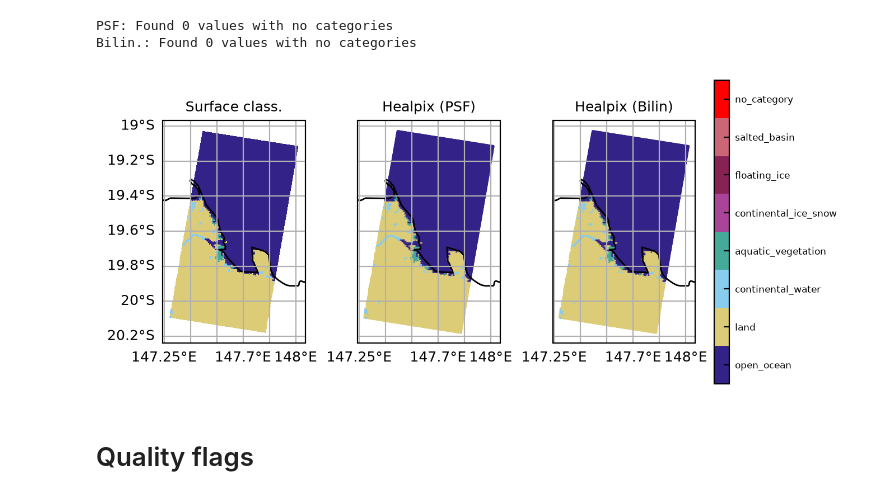
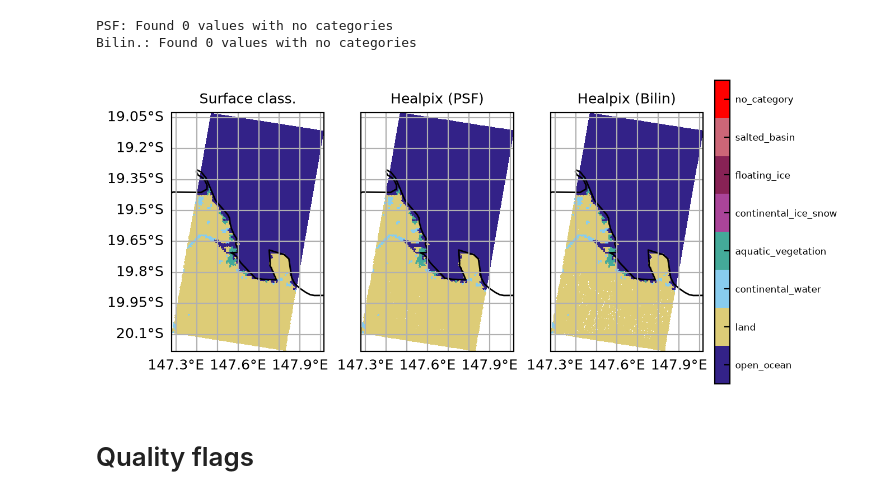
Before and after one commit to Descanonge/SWOT-Healpix, a Jupyter notebook: swot_healpix/resample/flags.ipynb, the cells around one changed output. Cells and saved outputs as stored; diff of their text form; code cells hidden in the pictures.

```diff
--- a/swot_healpix/resample/flags.ipynb
+++ b/swot_healpix/resample/flags.ipynb
@@ -26,4 +25,6 @@ from swot_healpix.data import SWOT, check_target
 # 10: 6.3km
 level = 15
 
+healpix_grid = HealpixGrid(level=level, indexing_scheme="nested", ellipsoid="WGS84")
+
 track = SWOT(cycle=546, track=19, version="PGC0")
@@ -374,12 +364,14 @@ lat = swath.latitude.values.ravel()
 class_flags_1d = class_flags.values.reshape(class_flags.flag.size, -1)
 assert class_flags_1d.shape == (len(class_meanings), lon.size)
 # %%
-resampler = PSFResampler(lon_deg=lon, lat_deg=lat, level=level)
+resampler = PSFResampler(lon_deg=lon, lat_deg=lat, level=level, sigma_m=300)
 
 result = []
 for flag, data in zip(class_meanings, class_flags_1d):
-    print(f"Resampling {flag}")
-    result.append(resampler.resample(data, lam=0.5).cell_data)
+    resampled = resampler.resample(data, lam=0.1)
+    result.append(resampled.cell_data)
+    print(f"Resampled {flag}, {resampled.cg_niters} iterations, "
+          f"residual {resampled.cg_residual_norms[-1]}")
 
 class_flags_hp_psf = xr.DataArray(
     np.array(result),
@@ -434,49 +426,52 @@ fig, axes = plt.subplots(
 im_cls = classification.plot.pcolormesh(
     x="longitude",
     y="latitude",
     ax=axes[0],
     cmap=class_cmap_inv,
     vmin=0,
     vmax=8,
     add_colorbar=False,
 )
 axes[0].set_title("Surface class.")
 
 # Healpix PSF
-vertices = np.stack(
-    healpix_geo.nested.vertices(class_hp_psf.cell_ids, depth=level, ellipsoid="WGS84"),
-    axis=-1,
+healpix_pcolormesh(
+    class_hp_psf.cell_ids,
+    class_hp_psf.astype("f"),
+    healpix_grid=healpix_grid,
+    level_tile=7,
+    vmin=0,
+    vmax=8,
+    cmap=class_cmap_inv,
+    ax=axes[1],
 )
-
-colors = np.array(class_cmap_inv.colors)[class_hp_psf.values]
-polys = PolyCollection(vertices[:-1], ec=colors, fc=colors)
-axes[1].add_collection(polys)
 axes[1].set_title("Healpix (PSF)")
 
 # Healpix Bilin
-vertices = np.stack(
-    healpix_geo.nested.vertices(class_hp_bl.cell_ids, depth=level, ellipsoid="WGS84"),
-    axis=-1,
+healpix_pcolormesh(
+    class_hp_bl.cell_ids,
+    class_hp_bl.astype("f"),
+    healpix_grid=healpix_grid,
+    level_tile=7,
+    vmin=0,
+    vmax=8,
+    cmap=class_cmap_inv,
+    ax=axes[2],
 )
-colors = np.array(class_cmap_inv.colors)[class_hp_bl.values]
-polys = PolyCollection(vertices[:-1], ec=colors, fc=colors)
-axes[2].add_collection(polys)
 axes[2].set_title("Healpix (Bilin)")
 
 cbar = fig.colorbar(im_cls, ax=axes[2], ticks=np.arange(0, 8) + 0.5)
 cbar.set_ticklabels(class_meanings + ["no_category"])
 
 for ax in axes:
     ax.set_aspect("equal")
     ax.coastlines()
 
 axes[0].gridlines(draw_labels={"left": "y", "bottom": "x"})
 for ax in axes[1:]:
     ax.gridlines(draw_labels={"bottom": "x"})
-
-savefig(fig, "classification_comparison_resamplers.png")
 # %% [output]
-[figure, old version]
+[figure, new version]
 # %% [markdown]
 # Quality flags
 # %%
```
Also changed, not shown: parts of 12 cells of this notebook, 2 other files.
